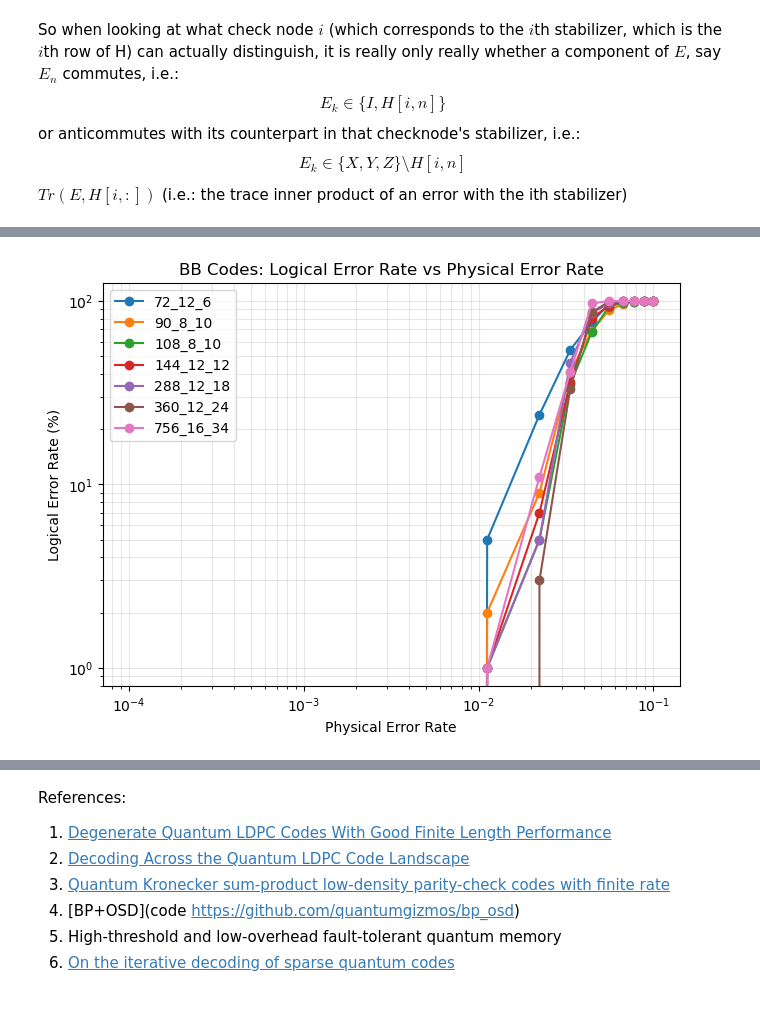
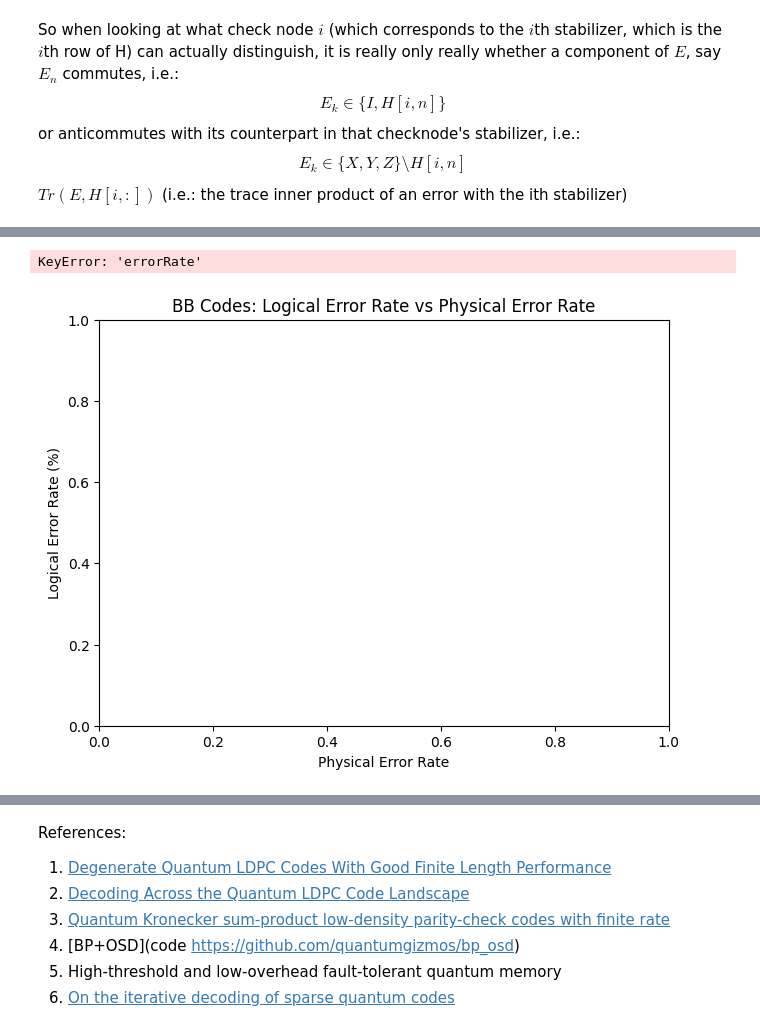
Before and after one commit to Omer-Sella/qecc, a Jupyter notebook: notebooks/4 quaternaryBeliefPropagationAndOsd.ipynb, the cells around one changed output, grey strips where cells are left out. Drawn from its saved outputs; the diff is of its cells as text; code cells hidden in the pictures.

```diff
--- a/notebooks/4 quaternaryBeliefPropagationAndOsd.ipynb
+++ b/notebooks/4 quaternaryBeliefPropagationAndOsd.ipynb
@@ -365,22 +365,24 @@ for key, value in bbCodes.items():
     errorRateDualBinaryMinSum[key] = [logicalERMS, decoderFailureRateMS]
 # %%
 import numpy as np
-pathToDecoderComparisonData = "/rds/general/user/osella/home/qecc/decoderComparisonData/bbCodesRoffe_50_100.npz.npy"#"/rds/general/user/osella/home/qecc/decoderComparisonData/bbCodesQBPStats.npy"
+pathToDecoderComparisonData = "c:/users/omer/qecc/decoderComparisonData/bbCodesRoffeStats_50_50.npy"
+
 data = np.load(pathToDecoderComparisonData, allow_pickle=True).item()
 import matplotlib.pyplot as plt
 fig, ax = plt.subplots(1, 1, layout='constrained')
 ax.set(title='BB Codes: Logical Error Rate vs Physical Error Rate',
     xlabel='Physical Error Rate',
     ylabel='Logical Error Rate (%)')
 
 for code_name, error_rates in data['errorRate'].items():
     ax.loglog(data['errorRange'], error_rates, '-o', label=code_name)
 
 ax.legend()
 ax.grid(True, which='both', alpha=0.3)
 plt.show()
 # %% [output]
+KeyError: 'errorRate'
-[figure, old version]
+[figure, new version]
 # %% [markdown]
 We can compare the above results with the following figure from [High-threshold and low-overhead fault-tolerant quantum memory](https://arxiv.org/pdf/2308.07915)
 
```
Also changed, not shown: 5 other files.
